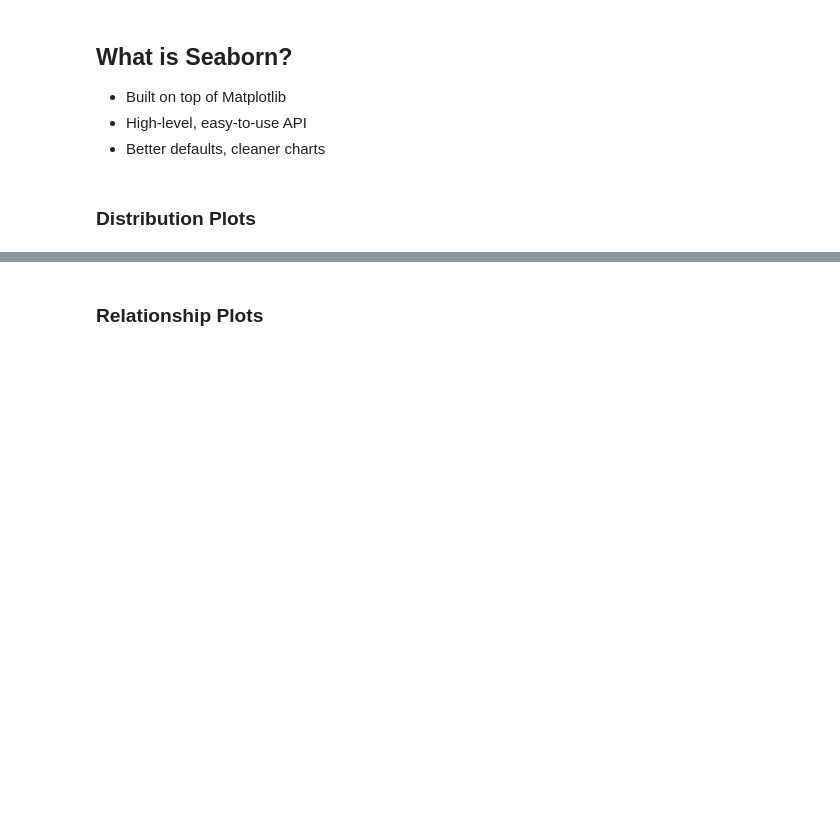
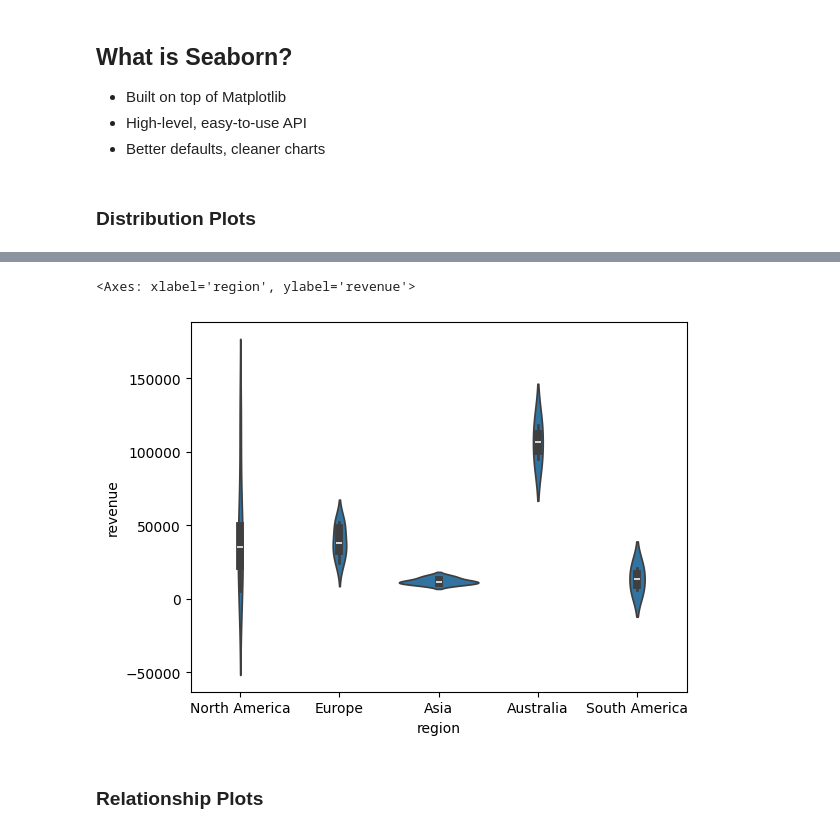
Before and after one commit to dranigodfrey/python-for-data-analytics, a Jupyter notebook: main.ipynb, the cells around one changed output, grey strips where cells are left out. Drawn from its saved outputs; the diff is of its cells as text; code cells hidden in the pictures; blank space fills up the shorter version.

```diff
--- a/main.ipynb
+++ b/main.ipynb
@@ -3201,3 +3376,10 @@ ValueError: Could not interpret value `Age` for `x`. An entry with this name doe
+# %%
+# Violin plot
+df["revenue"] = df["price"] * df["quantity"]
+sns.violinplot(data=df, x="region", y="revenue")
+# %% [output]
+<Axes: xlabel='region', ylabel='revenue'>
+[figure, added]
 # %% [markdown]
 ### Relationship Plots
 # %%
```
Also changed, not shown: parts of 49 cells of this notebook, 1 other file.
